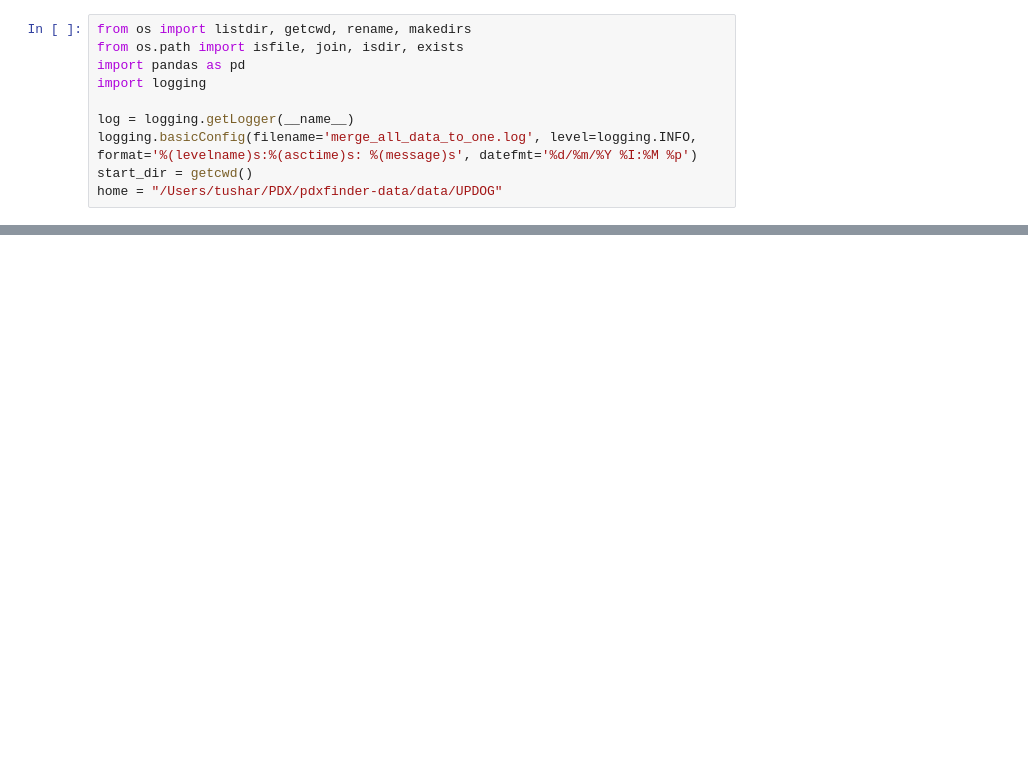
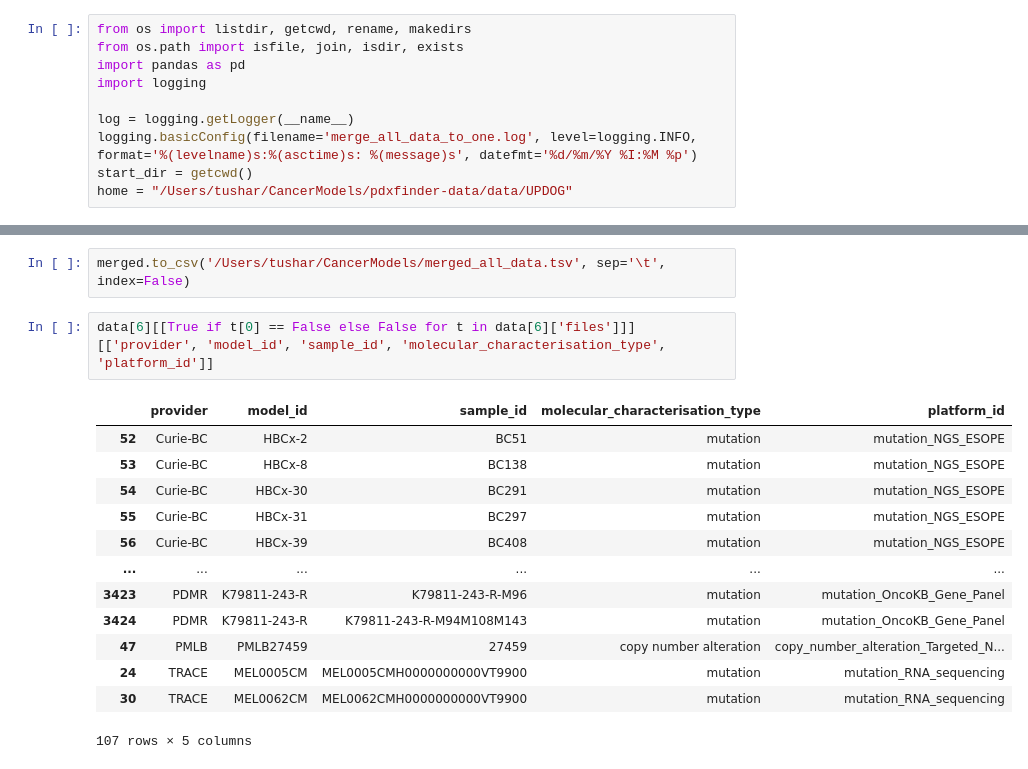
Before and after one commit to PDCMFinder/PdcmDataTransformers, a Jupyter notebook: Clean-up-scripts/merge_all_data_to_one.ipynb, the cells around one changed output, grey strips where cells are left out. Saved outputs shown, nothing was run; the diff lists cells and outputs as text; blank space fills up the shorter version.

```diff
--- a/Clean-up-scripts/merge_all_data_to_one.ipynb
+++ b/Clean-up-scripts/merge_all_data_to_one.ipynb
@@ -7,4 +7,4 @@ import logging
 log = logging.getLogger(__name__)
 logging.basicConfig(filename='merge_all_data_to_one.log', level=logging.INFO, format='%(levelname)s:%(asctime)s: %(message)s', datefmt='%d/%m/%Y %I:%M %p')
 start_dir = getcwd()
-home = "/Users/tushar/PDX/pdxfinder-data/data/UPDOG"
+home = "/Users/tushar/CancerModels/pdxfinder-data/data/UPDOG"
@@ -65,0 +140,18 @@ with pd.ExcelWriter('/Users/tushar/PDX/SA-Y3/validation_all_data.xlsx') as write
+# %%
+merged.to_csv('/Users/tushar/CancerModels/merged_all_data.tsv', sep='\t', index=False)
+# %%
+data[6][[True if t[0] == False else False for t in data[6]['files']]][['provider', 'model_id', 'sample_id', 'molecular_characterisation_type', 'platform_id']]
+# %% [output]
+|  | provider | model_id | sample_id | molecular_characterisation_type | platform_id |
+| 52 | Curie-BC | HBCx-2 | BC51 | mutation | mutation_NGS_ESOPE |
+| 53 | Curie-BC | HBCx-8 | BC138 | mutation | mutation_NGS_ESOPE |
+| 54 | Curie-BC | HBCx-30 | BC291 | mutation | mutation_NGS_ESOPE |
+| 55 | Curie-BC | HBCx-31 | BC297 | mutation | mutation_NGS_ESOPE |
+| 56 | Curie-BC | HBCx-39 | BC408 | mutation | mutation_NGS_ESOPE |
+| ... | ... | ... | ... | ... | ... |
+| 3423 | PDMR | K79811-243-R | K79811-243-R-M96 | mutation | mutation_OncoKB_Gene_Panel |
+| 3424 | PDMR | K79811-243-R | K79811-243-R-M94M108M143 | mutation | mutation_OncoKB_Gene_Panel |
+| 47 | PMLB | PMLB27459 | 27459 | copy number alteration | copy_number_alteration_Targeted_N... |
+| 24 | TRACE | MEL0005CM | MEL0005CMH0000000000VT9900 | mutation | mutation_RNA_sequencing |
+| 30 | TRACE | MEL0062CM | MEL0062CMH0000000000VT9900 | mutation | mutation_RNA_sequencing |
+107 rows × 5 columns
```
Also changed, not shown: parts of 4 cells of this notebook, 3 other files.
